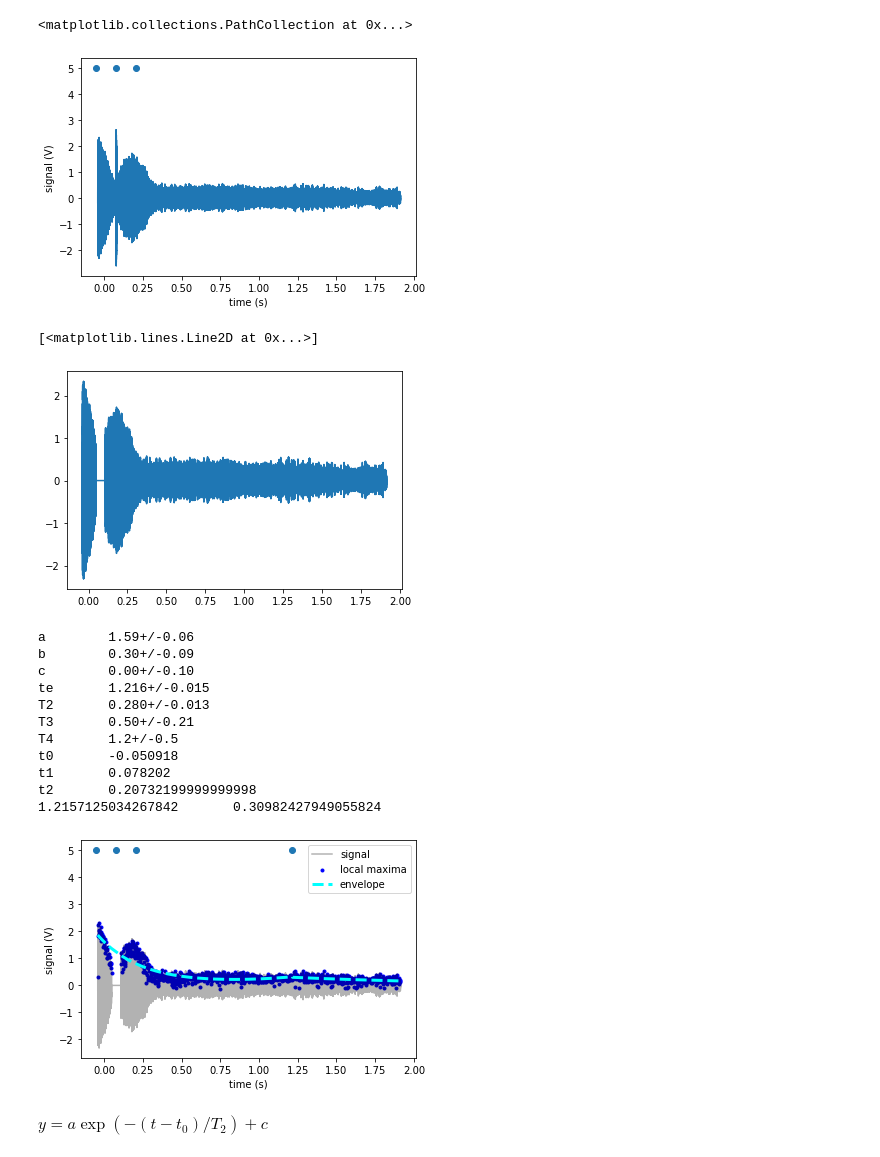
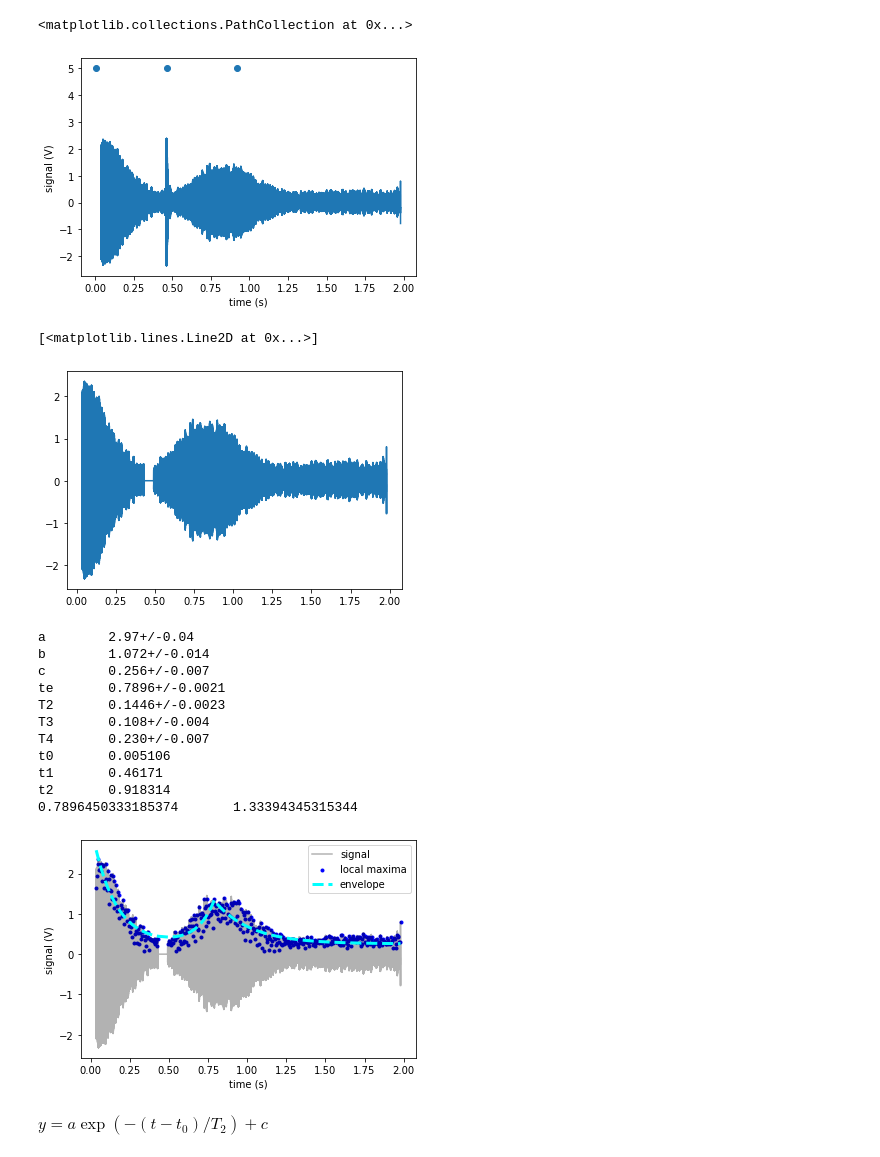
Before and after one commit to AnLei1627/112-2_Modern_Physics_Experiments, a Jupyter notebook: A4 Earth Field NMR/A4 data/spin_echo.ipynb, the cells around one changed output. Cells and saved outputs as stored; diff of their text form; code cells hidden in the pictures.

```diff
--- a/A4 Earth Field NMR/A4 data/spin_echo.ipynb
+++ b/A4 Earth Field NMR/A4 data/spin_echo.ipynb
@@ -6,7 +6,7 @@ from scipy.fft import fft, fftfreq, ifft
 from scipy.optimize import curve_fit
 from uncertainties import ufloat
 
-filename = 'SpinEcho/4.csv'
+filename = 'SpinEcho/1.csv'
 
 def get_signals_times_from_file(filename):
     with open(filename) as f:
@@ -54,6 +54,6 @@ plt.plot(times, signals)
 # %%
 t0 = times[np.argmax(np.abs(signals))]
-start = t0 + 0.01
+start = t0 + 0.03
 rang = np.where(times >= start)
 times = times[rang]
 signals = signals[rang]
@@ -120,14 +120,14 @@ t2 = 2*t1-t0
 plt.scatter([t0, t1, t2],[5,5,5])
 # %% [output]
 <matplotlib.collections.PathCollection at 0x...>
-[figure, old version]
+[figure, new version]
 # %%
 signals = remove_between(times, signals, t1-0.03, t1+0.03)
 signals = remove_between(times, signals, 2.0, 3)
 plt.plot(times, signals)
 # %% [output]
 [<matplotlib.lines.Line2D at 0x...>]
-[figure, old version]
+[figure, new version]
 # %%
 def local_max_filter(times, signals):
     condition = np.where((signals[:-2] < signals[1:-1]) & (signals[1:-1] > signals[2:]))[0] + 1
@@ -142,46 +142,46 @@ plt.plot(times, signals, alpha = 0.3, color = 'black', label = 'signal')
 plt.scatter(envelope_times[::10], envelopes[::10], color = 'blue', alpha = 1, marker = '.', label = 'local maxima')
 
 def h(x):
     return np.heaviside(x, 0.5)
 
 func = lambda t, a, b, c, te, T2, T3, T4: (a * np.exp(-t/T2) + b * np.exp((t-te)/T3) )* h(-t+te) + b * np.exp(-(t-te)/T4) * h(t-te) + c
 popt, pcov = curve_fit(func, envelope_times, envelopes, bounds = (0, np.inf))
 plt.plot(envelope_times, func(envelope_times, *popt), color = 'cyan',linestyle = '--' , linewidth = 3, label = 'envelope')
 
 popt_names = ['a', 'b', 'c', 'te', 'T2', 'T3', 'T4']
 upopt = [ufloat(est, unc) for est, unc in zip(popt, np.sqrt(np.diag(pcov)))]
 
 for name, u in zip(popt_names,upopt):
     print(name,'\t',u)
 
 print('t0\t', t0)
 print('t1\t', t1)
 print('t2\t', t2)
 
-plt.scatter([t0, t1, t2, popt[3]],[5,5,5,5])
+# plt.scatter([t0, t1, t2, popt[3]],[5,5,5,5])
 
 plt.legend()
 plt.xlabel('time (s)')
 plt.ylabel('signal (V)')
 # plt.savefig('signal2.png')
 
 te = popt[3]
 yte = func(te, *popt)
 
 print(te,'\t',yte)
 # %% [output]
-a        1.59+/-0.06
-b        0.30+/-0.09
-c        0.00+/-0.10
-te       1.216+/-0.015
-T2       0.280+/-0.013
-T3       0.50+/-0.21
-T4       1.2+/-0.5
-t0       -0.050918
-t1       0.078202
-t2       0.20732199999999998
-1.2157125034267842       0.30982427949055824
+a        2.97+/-0.04
+b        1.072+/-0.014
+c        0.256+/-0.007
+te       0.7896+/-0.0021
+T2       0.1446+/-0.0023
+T3       0.108+/-0.004
+T4       0.230+/-0.007
+t0       0.005106
+t1       0.46171
+t2       0.918314
+0.7896450333185374       1.33394345315344
-[figure, old version]
+[figure, new version]
 # %% [markdown]
 $y=a\exp(-(t-t_0)/T_2) + c$
 # %%
```
Also changed, not shown: parts of 5 cells of this notebook.
